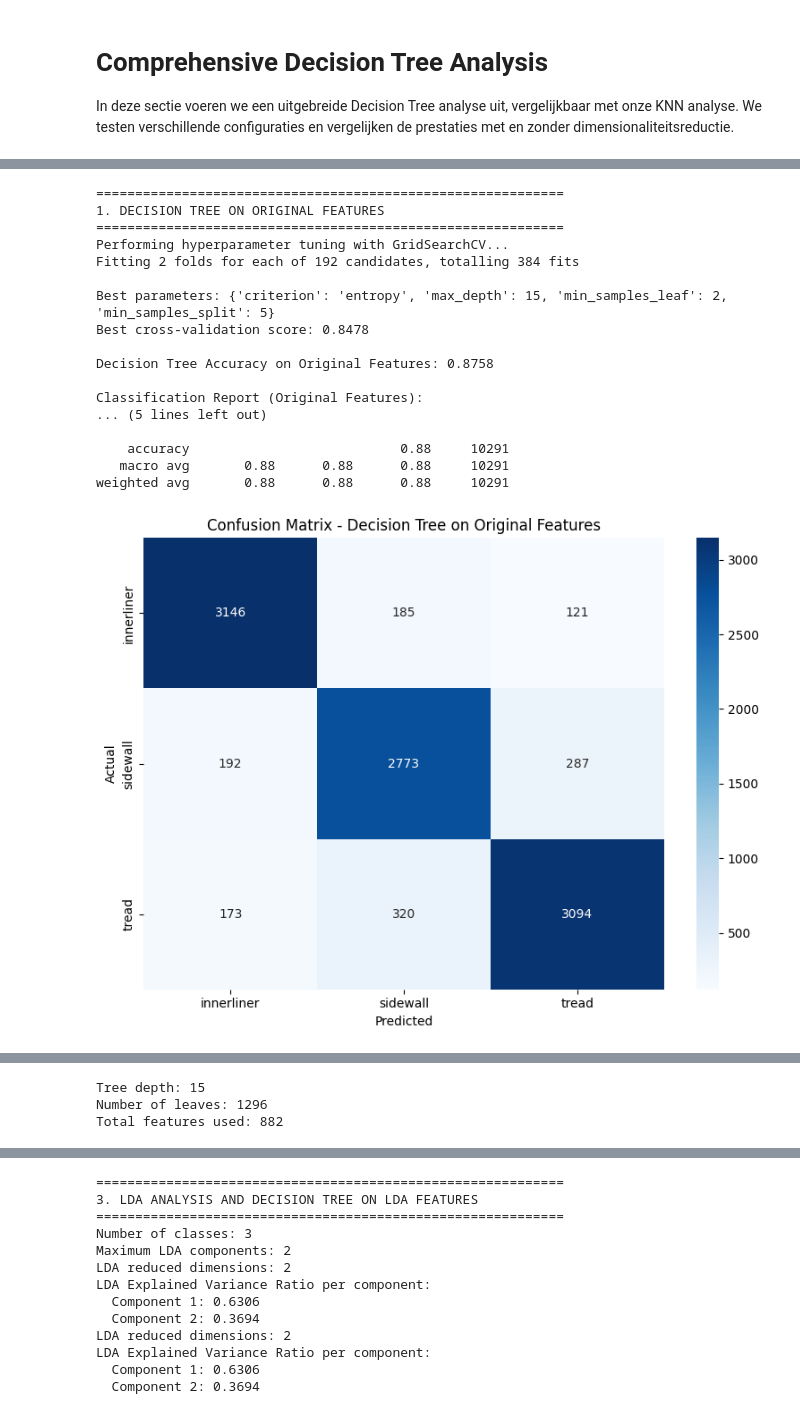
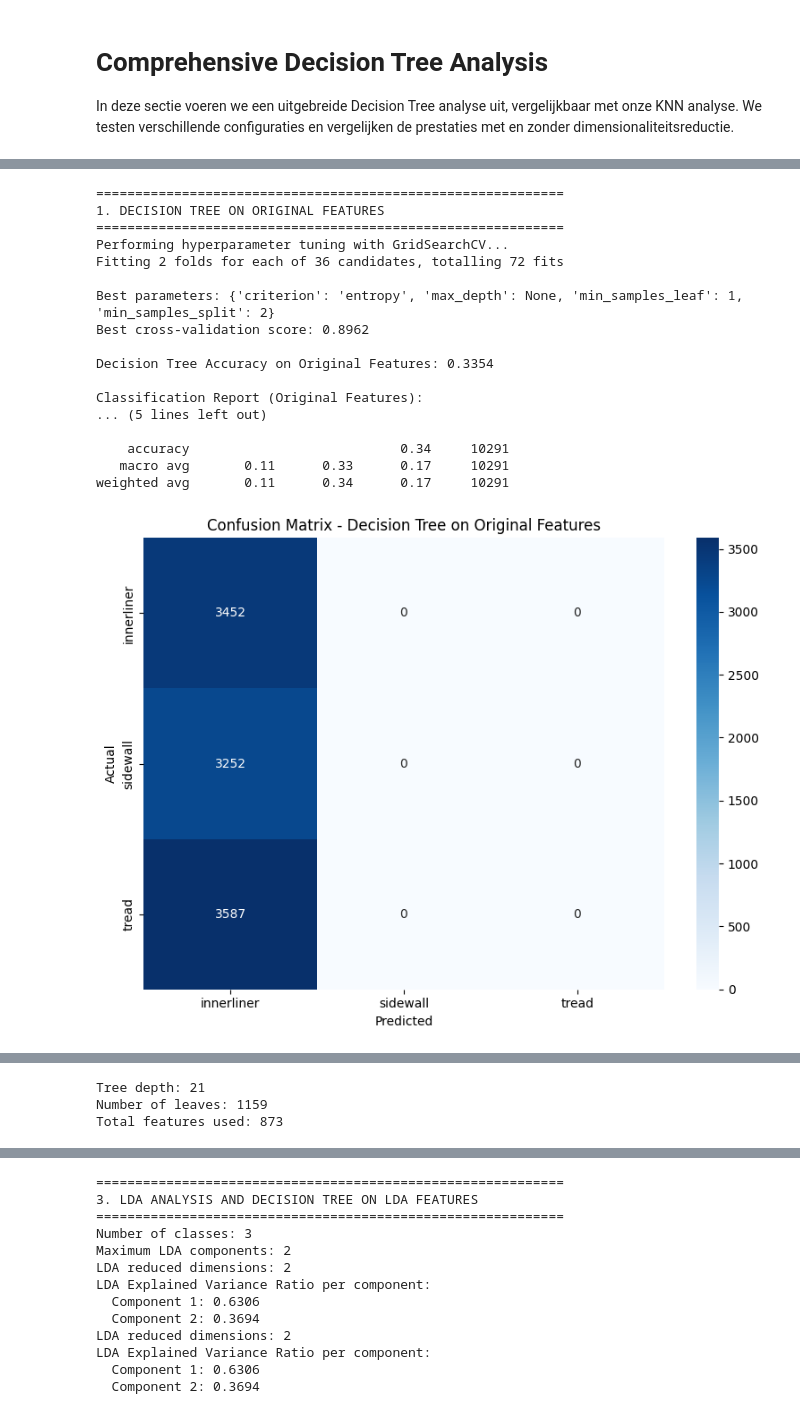
Before and after one commit to milkshake23/ML-LIBS-classificatie, a Jupyter notebook: onderzoeken technieken/decision_tree.ipynb, the cells around one changed output, grey strips where cells are left out. Drawn from its saved outputs; the diff is of its cells as text; code cells hidden in the pictures.

```diff
--- a/onderzoeken technieken/decision_tree.ipynb
+++ b/onderzoeken technieken/decision_tree.ipynb
@@ -31,6 +37,6 @@ df = pd.read_csv("../data/csv/processed_data.csv")
 # %%
 %%time
 Preprocessor = LibsDataPreprocessor()
-X_train, X_test, y_train_encoded, y_test_encoded, label_encoder, wavelength_columns = Preprocessor.prepare_ml_data(df_individual)
+X_train, X_test, y_train_encoded, y_test_encoded, label_encoder, wavelength_columns = Preprocessor.prepare_ml_data(df)
 # %% [output]
 ======================================================================
@@ -119,6 +133,7 @@ Label encoder mapping:
 # %%
 from sklearn.tree import DecisionTreeClassifier
 from sklearn.model_selection import GridSearchCV
+from sklearn.metrics import accuracy_score, classification_report, confusion_matrix
 
 # 1. Decision Tree on Original Features
 print("=" * 60)
@@ -128,9 +143,9 @@ print("=" * 60)
 # Define parameter grid for Decision Tree hyperparameter tuning
 param_grid = {
     'max_depth': [3, 5, 10, 15, 20, None],
-    'min_samples_split': [2, 5, 10, 20],
-    'min_samples_leaf': [1, 2, 5, 10],
-    'criterion': ['gini', 'entropy']
+    'min_samples_split': [2, 5, 10],
+    'min_samples_leaf': [1, 2, 5],
+    'criterion': ['entropy', 'gini']
 }
 
 print("Performing hyperparameter tuning with GridSearchCV...")
@@ -146,7 +161,7 @@ grid_search = GridSearchCV(
     verbose=1
 )
 
-grid_search.fit(X_train_original, y_train_encoded)
+grid_search.fit(X_train_scaled, y_train_encoded)
 
 # Get best parameters
 best_params = grid_search.best_params_
@@ -157,7 +172,7 @@ print(f"Best cross-validation score: {best_score:.4f}")
 
 # Train final model with best parameters
 dt_best = DecisionTreeClassifier(**best_params, random_state=42)
-dt_best.fit(X_train_original, y_train_encoded)
+dt_best.fit(X_train_scaled, y_train_encoded)
 
 # Make predictions
 y_pred_original = dt_best.predict(X_test_original)
@@ -196,38 +211,38 @@ plt.figure(figsize=(10, 8))
 plt.barh(range(len(top_importances)), top_importances)
 plt.yticks(range(len(top_importances)), [f'λ{feat}' for feat in top_features])
 plt.xlabel('Feature Importance')
 plt.title('Top 20 Most Important Wavelengths - Decision Tree')
 plt.grid(axis='x', alpha=0.3)
 plt.tight_layout()
 plt.show()
 
 print(f"\nTree depth: {dt_best.get_depth()}")
 print(f"Number of leaves: {dt_best.get_n_leaves()}")
 print(f"Total features used: {np.sum(importances > 0)}")
 
 # Store results for comparison
 dt_results = {
     'model': dt_best,
     'accuracy': accuracy_original,
     'params': best_params,
     'predictions': y_pred_original
 }
 # %% [output]
 ============================================================
 1. DECISION TREE ON ORIGINAL FEATURES
 ============================================================
 Performing hyperparameter tuning with GridSearchCV...
-Fitting 2 folds for each of 192 candidates, totalling 384 fits
+Fitting 2 folds for each of 36 candidates, totalling 72 fits
 
-Best parameters: {'criterion': 'entropy', 'max_depth': 15, 'min_samples_leaf': 2, 'min_samples_split': 5}
-Best cross-validation score: 0.8478
+Best parameters: {'criterion': 'entropy', 'max_depth': None, 'min_samples_leaf': 1, 'min_samples_split': 2}
+Best cross-validation score: 0.8962
 
-Decision Tree Accuracy on Original Features: 0.8758
+Decision Tree Accuracy on Original Features: 0.3354
 
 Classification Report (Original Features):
 ... (5 lines left out)
 
-    accuracy                           0.88     10291
-   macro avg       0.88      0.88      0.88     10291
-weighted avg       0.88      0.88      0.88     10291
+    accuracy                           0.34     10291
+   macro avg       0.11      0.33      0.17     10291
+weighted avg       0.11      0.34      0.17     10291
-[figure, old version]
+[figure, new version]
@@ -235,4 +250,4 @@ weighted avg       0.88      0.88      0.88     10291
-Tree depth: 15
-Number of leaves: 1296
-Total features used: 882
+Tree depth: 21
+Number of leaves: 1159
+Total features used: 873
 # %%
```
Also changed, not shown: parts of 7 cells of this notebook, 10 other files.
